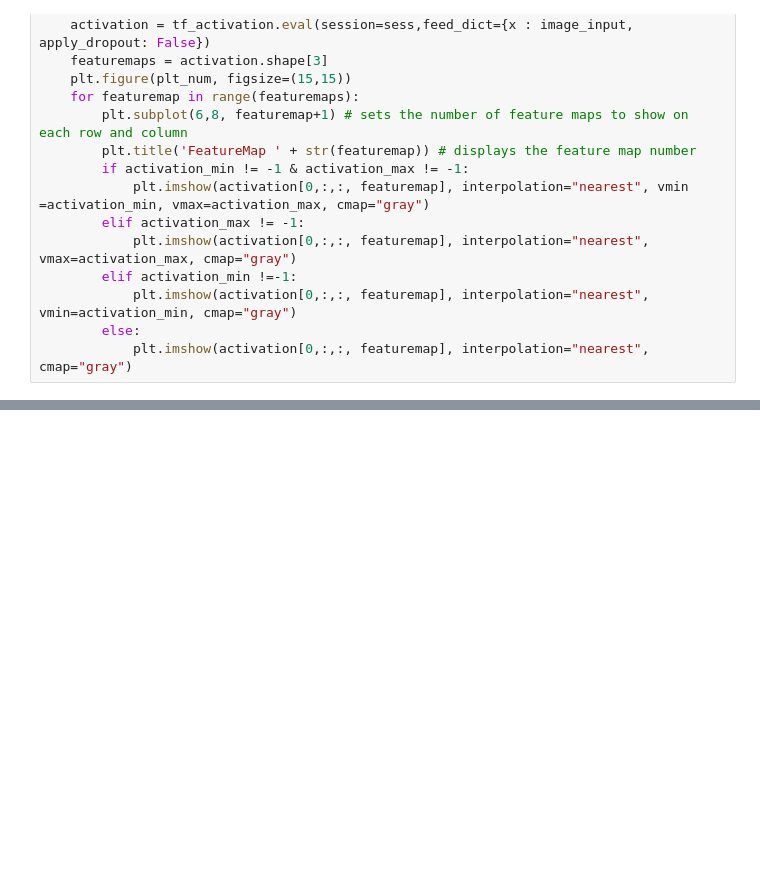
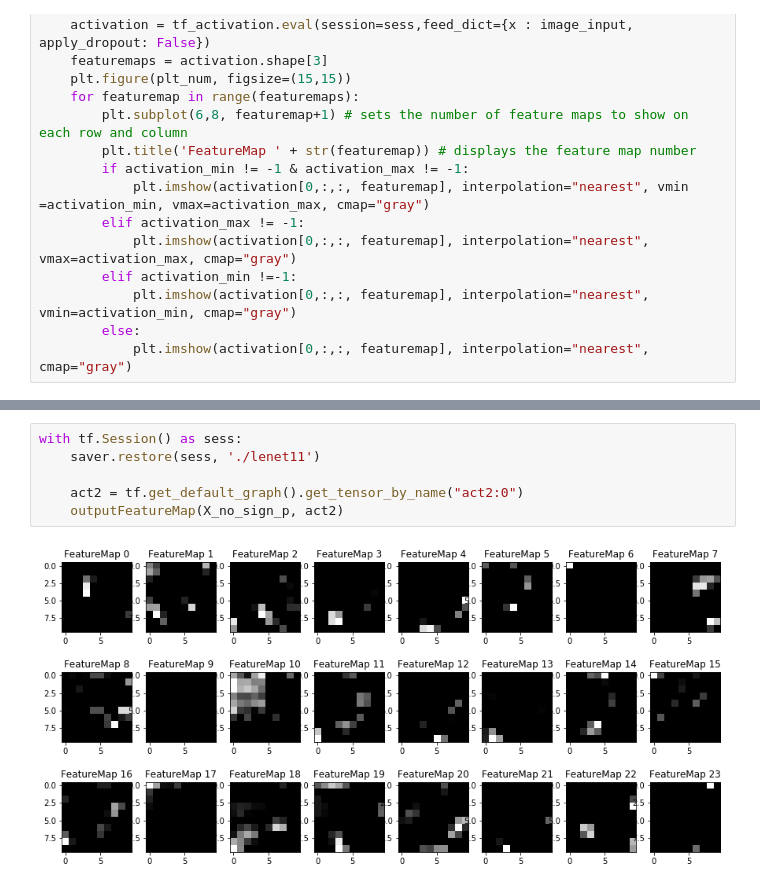
Before and after one commit to coderzbx/CarND-Traffic-Sign-Classifier-Project, a Jupyter notebook: Traffic_Sign_Classifier.ipynb, the cells around one changed output, grey strips where cells are left out. Drawn from its saved outputs; the diff is of its cells as text; blank space fills up the shorter version.

```diff
--- a/Traffic_Sign_Classifier.ipynb
+++ b/Traffic_Sign_Classifier.ipynb
@@ -1118,0 +1079,8 @@ Once you have completed the code implementation, document your results in a proj
+# %%
+with tf.Session() as sess:
+    saver.restore(sess, './lenet11')
+
+    act2 = tf.get_default_graph().get_tensor_by_name("act2:0")
+    outputFeatureMap(X_no_sign_p, act2)
+# %% [output]
+[figure, added]
```
Also changed, not shown: parts of 28 cells of this notebook, 18 other files.
